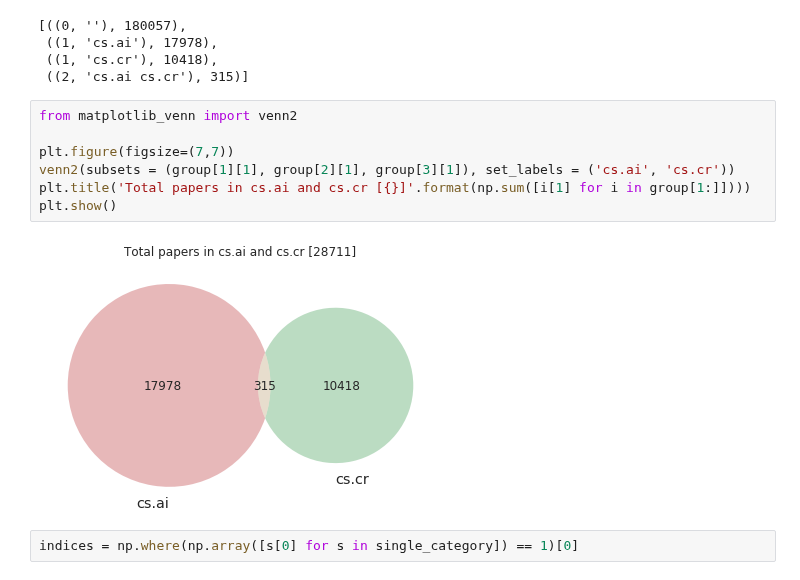
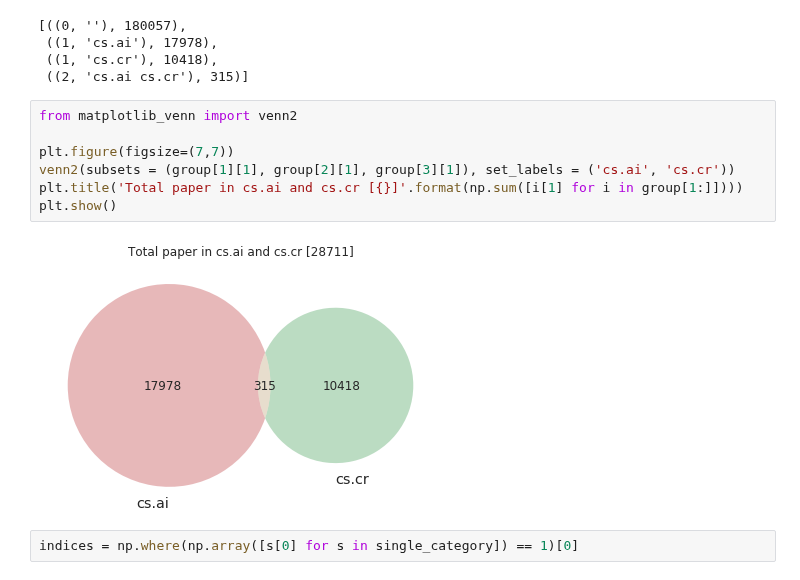
Before and after one commit to IIT-ML/interpretable-text-classification, a Jupyter notebook: arxiv_bulk_data_access.ipynb, the cells around one changed output. Drawn from its saved outputs; the diff is of its cells as text.

```diff
--- a/arxiv_bulk_data_access.ipynb
+++ b/arxiv_bulk_data_access.ipynb
@@ -228,12 +228,12 @@ group
 # %%
 from matplotlib_venn import venn2
 
 plt.figure(figsize=(7,7))
 venn2(subsets = (group[1][1], group[2][1], group[3][1]), set_labels = ('cs.ai', 'cs.cr'))
-plt.title('Total papers in cs.ai and cs.cr [{}]'.format(np.sum([i[1] for i in group[1:]])))
+plt.title('Total paper in cs.ai and cs.cr [{}]'.format(np.sum([i[1] for i in group[1:]])))
 plt.show()
 # %% [output]
-[figure, old version]
+[figure, new version]
 # %%
 indices = np.where(np.array([s[0] for s in single_category]) == 1)[0]
 # %%
```
Also changed, not shown: parts of 15 cells of this notebook.
